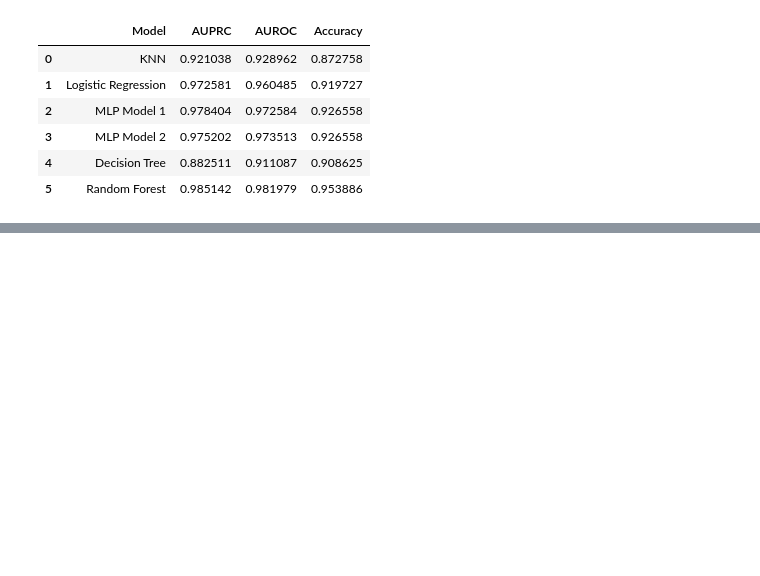
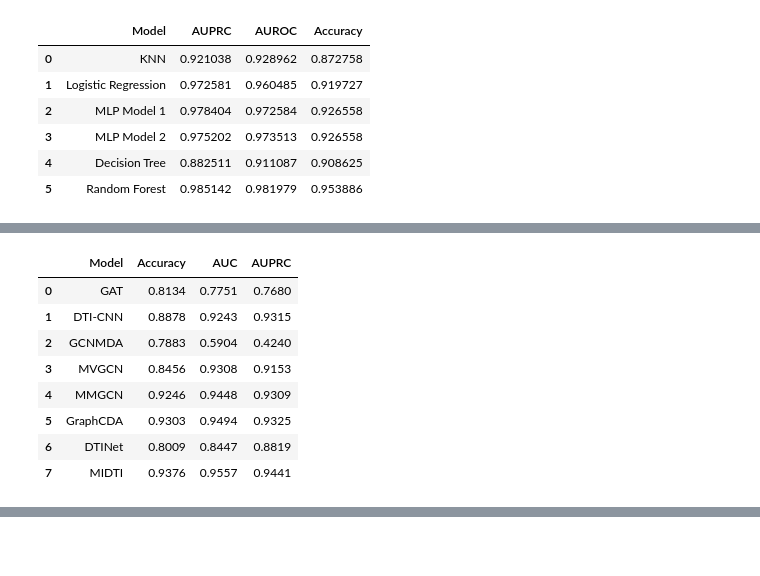
Before and after one commit to ARIASHA/MiRAGE_DTI, a Jupyter notebook: Codes/Enzyme.ipynb, the cells around one changed output, grey strips where cells are left out. Drawn from its saved outputs; the diff is of its cells as text; code cells hidden in the pictures; blank space fills up the shorter version.

```diff
--- a/Codes/Enzyme.ipynb
+++ b/Codes/Enzyme.ipynb
@@ -1266,0 +1659,29 @@ weighted avg       0.96      0.95      0.95      1171
+# %%
+data = {
+    "Model": [
+        "GAT", "DTI-CNN", "GCNMDA", "MVGCN", "MMGCN", "GraphCDA", "DTINet", "MIDTI",
+    ],
+    "Accuracy": [
+        0.8134, 0.8878, 0.7883, 0.8456, 0.9246, 0.9303, 0.8009, 0.9376
+    ],
+    "AUC": [
+        0.7751, 0.9243, 0.5904, 0.9308, 0.9448, 0.9494, 0.8447, 0.9557
+    ],
+    "AUPRC": [
+        0.7680, 0.9315, 0.4240, 0.9153, 0.9309, 0.9325, 0.8819, 0.9441
+    ]
+}
+
+# Create a DataFrame
+other_models = pd.DataFrame(data)
+other_models
+# %% [output]
+|  | Model | Accuracy | AUC | AUPRC |
+| 0 | GAT | 0.8134 | 0.7751 | 0.7680 |
+| 1 | DTI-CNN | 0.8878 | 0.9243 | 0.9315 |
+| 2 | GCNMDA | 0.7883 | 0.5904 | 0.4240 |
+| 3 | MVGCN | 0.8456 | 0.9308 | 0.9153 |
+| 4 | MMGCN | 0.9246 | 0.9448 | 0.9309 |
+| 5 | GraphCDA | 0.9303 | 0.9494 | 0.9325 |
+| 6 | DTINet | 0.8009 | 0.8447 | 0.8819 |
+| 7 | MIDTI | 0.9376 | 0.9557 | 0.9441 |
```
Also changed, not shown: parts of 34 cells of this notebook, 1 other file.
